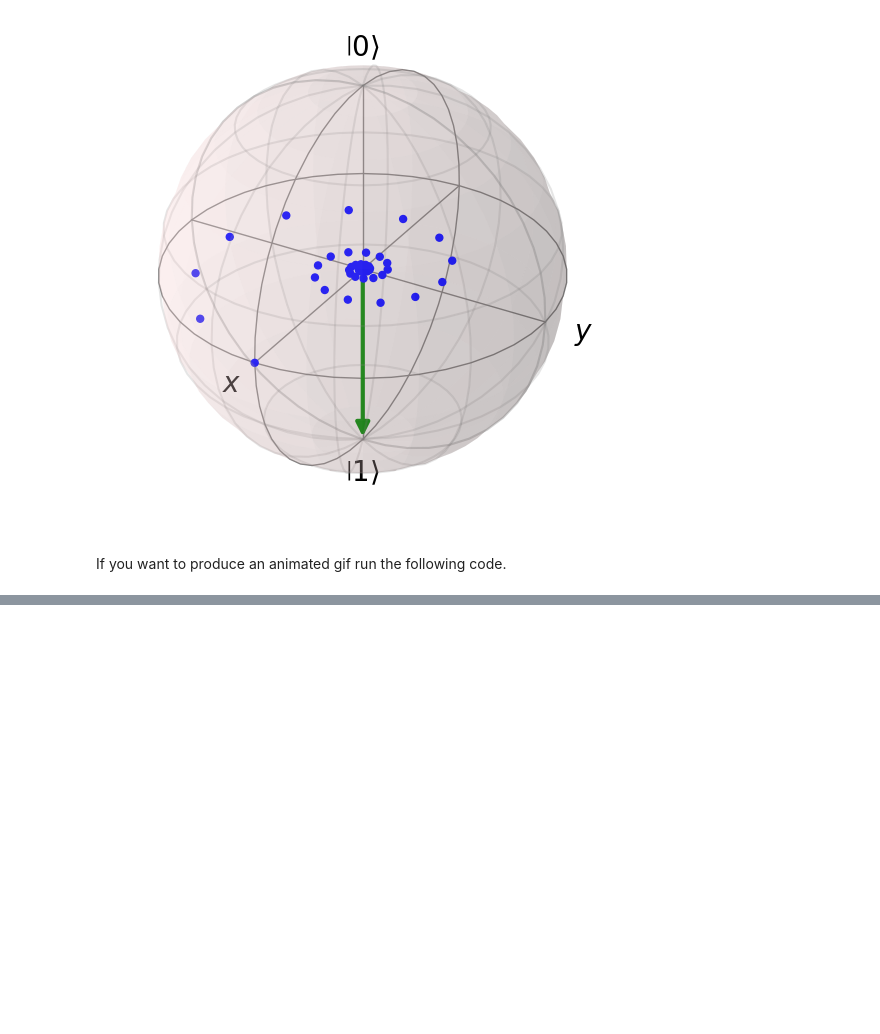
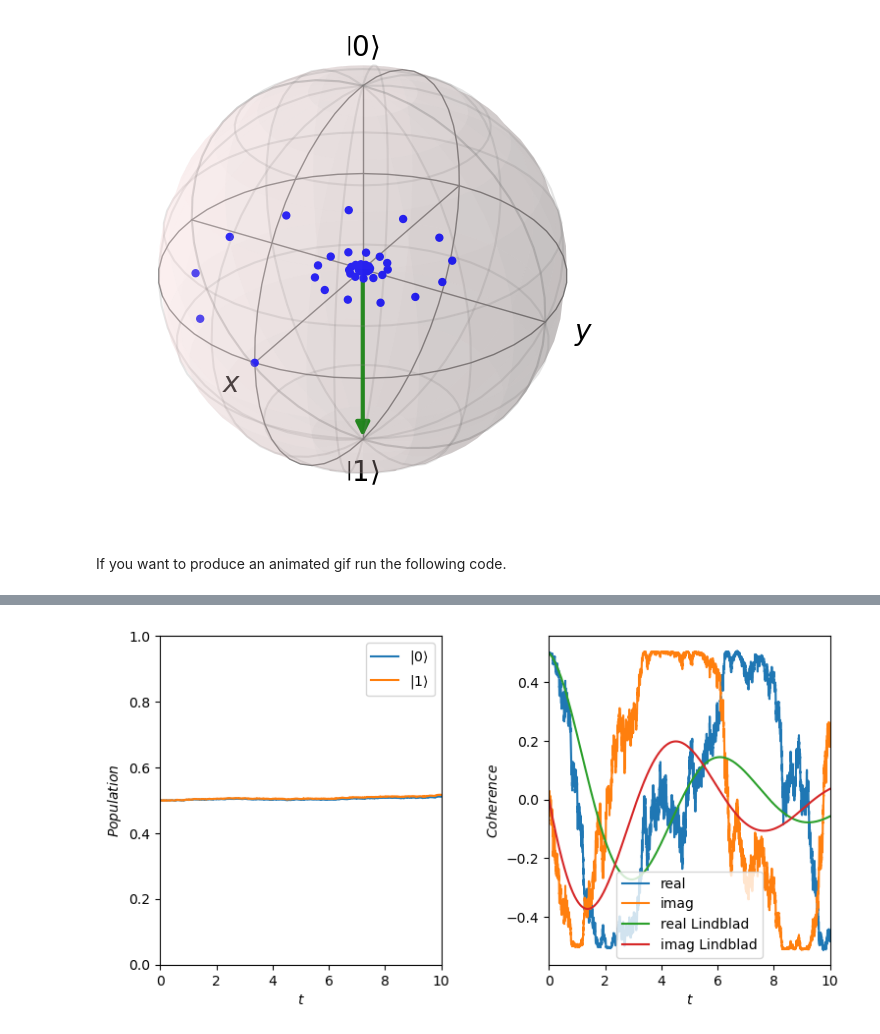
Before and after one commit to federicogallina/freschers, a Jupyter notebook: Training/Mission beta.ipynb, the cells around one changed output, grey strips where cells are left out. Drawn from its saved outputs; the diff is of its cells as text; code cells hidden in the pictures; blank space fills up the shorter version.

```diff
--- a/Training/Mission beta.ipynb
+++ b/Training/Mission beta.ipynb
@@ -336,0 +343,35 @@ shutil.rmtree('temp_deph_bloch')
+# %%
+dt = 0.001; t_list = np.arange(0, 10 + dt, dt)
+
+trajectories = 1000
+
+gamma_deph = 0.1
+
+H = np.array([[0, 0], [0, 1]], dtype=complex)
+
+L_deph = sigmaz().full()
+
+psi = np.ones((2, trajectories), dtype=complex) / np.sqrt(2)
+
+psi_list = np.zeros((2, trajectories, len(t_list)), dtype=complex)
+psi_list[:,:,0] = psi
+
+for m in range(trajectories):
+    for i in range(1,len(t_list)):
+        dW = np.random.normal(0, 1, 1) * np.sqrt(dt)
+        psi_list[:,m,i] = psi_list[:,m,i-1] + (- 1.j * H * dt - 0.5 * gamma_deph * np.conj(L_deph.T) @ L_deph * dt - 1.j * np.sqrt(gamma_deph) * L_deph * dW) @ psi_list[:,m,i-1]
+# %%
+fig, (ax1, ax2) = plt.subplots(1,2)
+ax1.plot(t_list, np.abs(psi_list[0,0,:])**2, label=r'$| 0 \rangle$')
+ax1.plot(t_list, np.abs(psi_list[1,0,:])**2, label=r'$| 1 \rangle$')
+ax1.set_xlim(0,t_list[-1]); ax1.set_ylim(0,1); ax1.set_xlabel(r'$t$'); ax1.set_ylabel(r'$Population$'); ax1.legend()
+
+ax2.plot(t_list, np.real(np.conj(psi_list[0,0,:]) *  psi_list[1,0,:]), label='real')
+ax2.plot(t_list, np.imag(np.conj(psi_list[0,0,:]) *  psi_list[1,0,:]), label='imag')
+ax2.plot(t_list, np.real(Liouville_evo(rho, super_L, t_list)[1, :]), label='real Lindblad')
+ax2.plot(t_list, np.imag(Liouville_evo(rho, super_L, t_list)[1, :]), label='imag Lindblad')
+ax2.set_xlim(0,t_list[-1]); ax2.set_xlabel(r'$t$'); ax2.set_ylabel(r'$Coherence$'); ax2.legend();
+fig.tight_layout(); fig.set_size_inches(8, 4); fig.set_dpi(100)
+plt.show()
+# %% [output]
+[figure, added]
```
Also changed, not shown: parts of 2 cells of this notebook.
